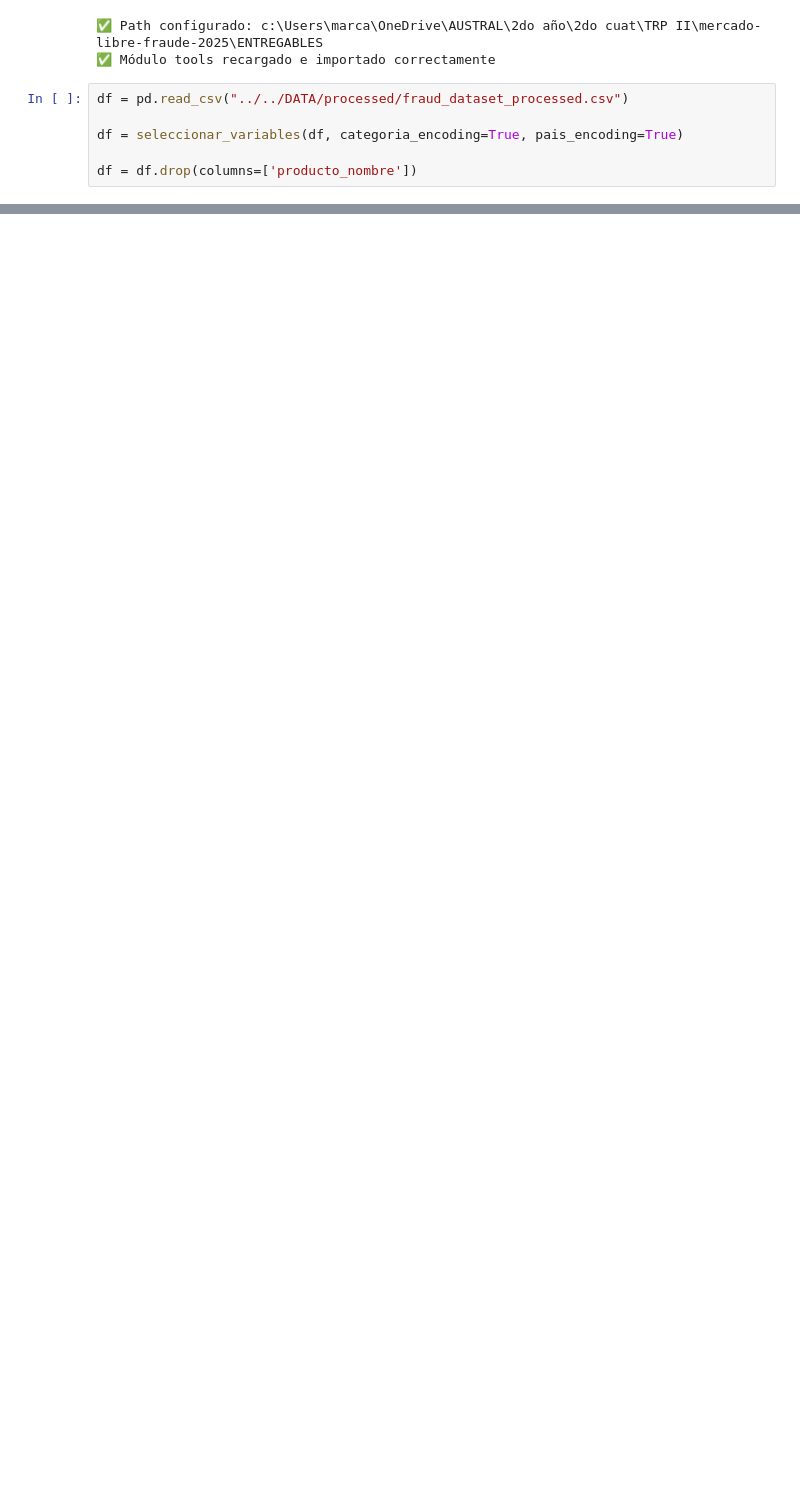
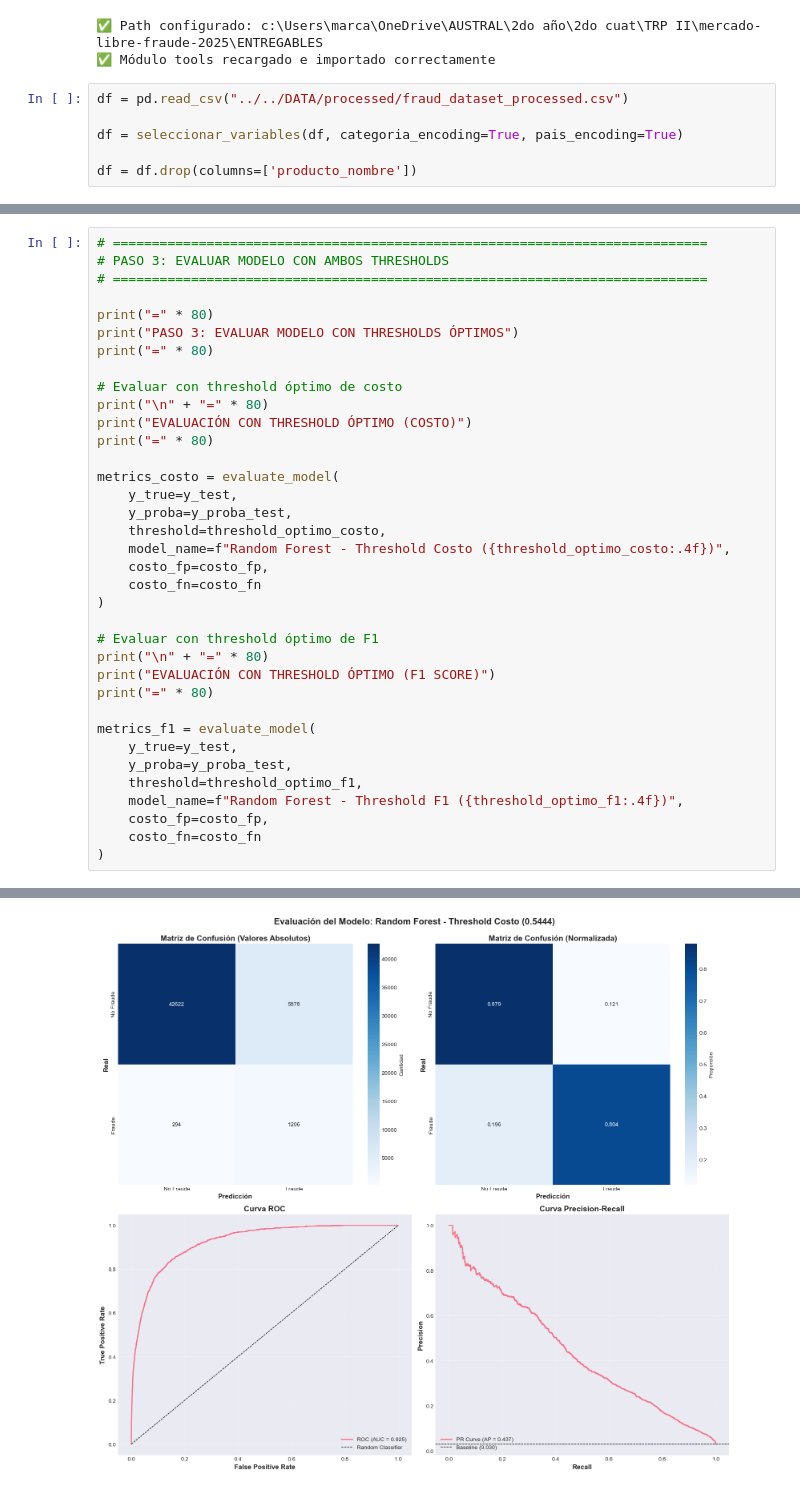
Before and after one commit to LorennMarque/mercado-libre-fraude-2025, a Jupyter notebook: ENTREGABLES/marcos/forest1.ipynb, the cells around one changed output, grey strips where cells are left out. Drawn from its saved outputs; the diff is of its cells as text; blank space fills up the shorter version.

```diff
--- a/ENTREGABLES/marcos/forest1.ipynb
+++ b/ENTREGABLES/marcos/forest1.ipynb
@@ -113,0 +185,37 @@ TP: 7502 TN: 242498 FP: 0 FN: 0
+# %%
+# ============================================================================
+# PASO 3: EVALUAR MODELO CON AMBOS THRESHOLDS
+# ============================================================================
+
+print("=" * 80)
+print("PASO 3: EVALUAR MODELO CON THRESHOLDS ÓPTIMOS")
+print("=" * 80)
+
+# Evaluar con threshold óptimo de costo
+print("\n" + "=" * 80)
+print("EVALUACIÓN CON THRESHOLD ÓPTIMO (COSTO)")
+print("=" * 80)
+
+metrics_costo = evaluate_model(
+    y_true=y_test,
+    y_proba=y_proba_test,
+    threshold=threshold_optimo_costo,
+    model_name=f"Random Forest - Threshold Costo ({threshold_optimo_costo:.4f})",
+    costo_fp=costo_fp,
+    costo_fn=costo_fn
+)
+
+# Evaluar con threshold óptimo de F1
+print("\n" + "=" * 80)
+print("EVALUACIÓN CON THRESHOLD ÓPTIMO (F1 SCORE)")
+print("=" * 80)
+
+metrics_f1 = evaluate_model(
+    y_true=y_test,
+    y_proba=y_proba_test,
+    threshold=threshold_optimo_f1,
+    model_name=f"Random Forest - Threshold F1 ({threshold_optimo_f1:.4f})",
+    costo_fp=costo_fp,
+    costo_fn=costo_fn
+)
+# %% [output]
@@ -113,0 +239 @@ TP: 7502 TN: 242498 FP: 0 FN: 0
+[figure, added]
```
Also changed, not shown: parts of 7 cells of this notebook, 3 other files.
